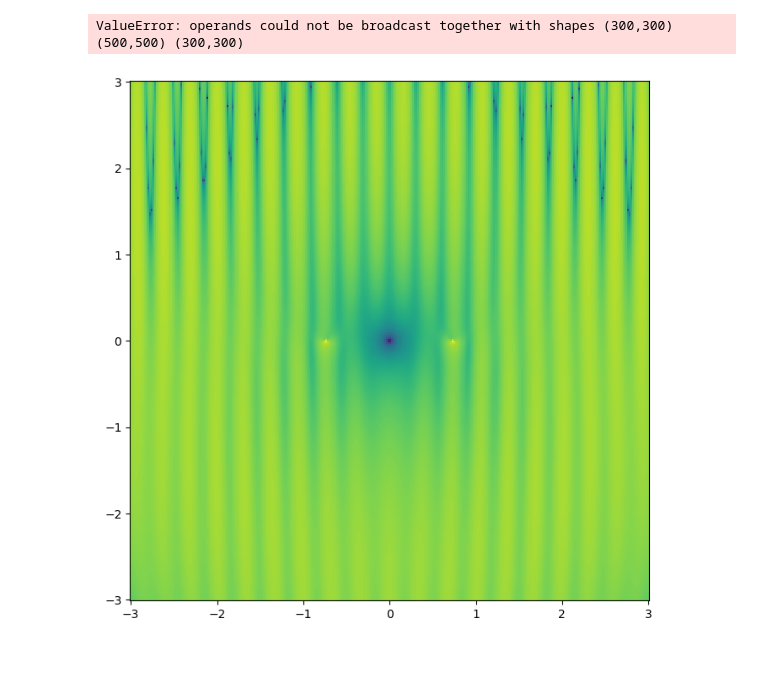
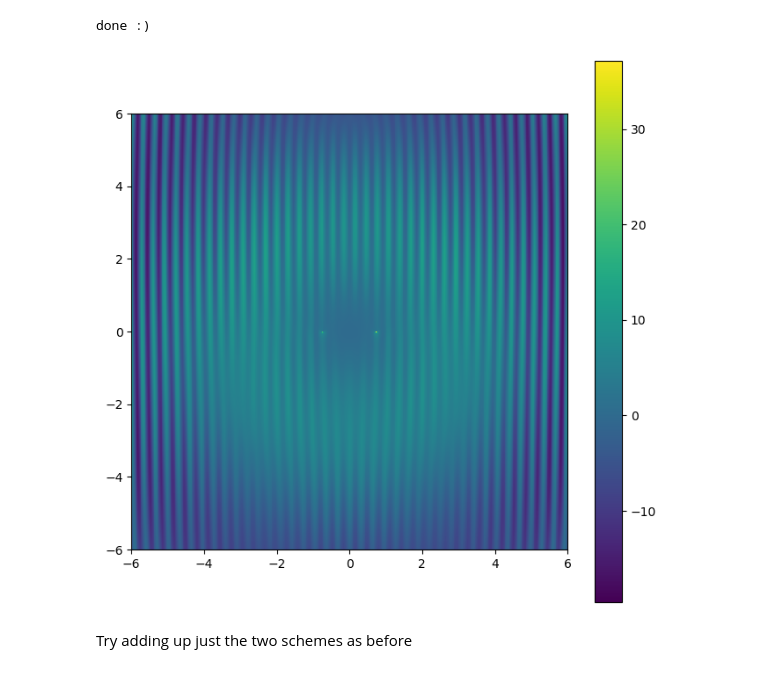
Before and after one commit to HollenLab/QPI-Scattering, a Jupyter notebook: TBCalcs/AnalyticSupport/sum_schemes.ipynb, the cells around one changed output. Cells and saved outputs as stored; diff of their text form; code cells hidden in the pictures.

```diff
--- a/TBCalcs/AnalyticSupport/sum_schemes.ipynb
+++ b/TBCalcs/AnalyticSupport/sum_schemes.ipynb
@@ -6,7 +8,7 @@ import matplotlib.pyplot as plt
 # %%
-csv_files = glob.glob("./output/schemes/0d2eV/5x5/*.csv")
+csv_files = glob.glob("./output/schemes/0d2eV/7x7/sep3/*.csv")
 
-data = np.zeros((500, 500))
+data = np.zeros((700, 700))
 
 for file in csv_files:
     df = pd.read_csv(file, header=0, index_col=0)
@@ -16,4 +18,4 @@ for file in csv_files:
 
 print("done :)")
 # %% [output]
-ValueError: operands could not be broadcast together with shapes (300,300) (500,500) (300,300)
+done :)
@@ -20,12 +24,18 @@ ValueError: operands could not be broadcast together with shapes (300,300) (500,
 # %%
-xlin = np.linspace(-3, 3, 300)
-ylin = np.linspace(-3, 3, 300)
+xlin = np.linspace(-7, 7, 700)
+ylin = np.linspace(-7, 7, 700)
 
 xx, yy = np.meshgrid(xlin, ylin)
 
 fig, ax = plt.subplots(figsize=(8, 8))
 
-ax.pcolormesh(xx, yy, np.log(data ** 2))
+ax.set_xlim(-6, 6)
+ax.set_ylim(-6, 6)
+
+pc = ax.pcolormesh(xx, yy, data)
+cbar = fig.colorbar(pc)
 ax.set_aspect('equal')
 # %% [output]
-[figure, old version]
+[figure, new version]
+# %% [markdown]
+Try adding up just the two schemes as before
```
Also changed, not shown: parts of 5 cells of this notebook, 12 other files.
